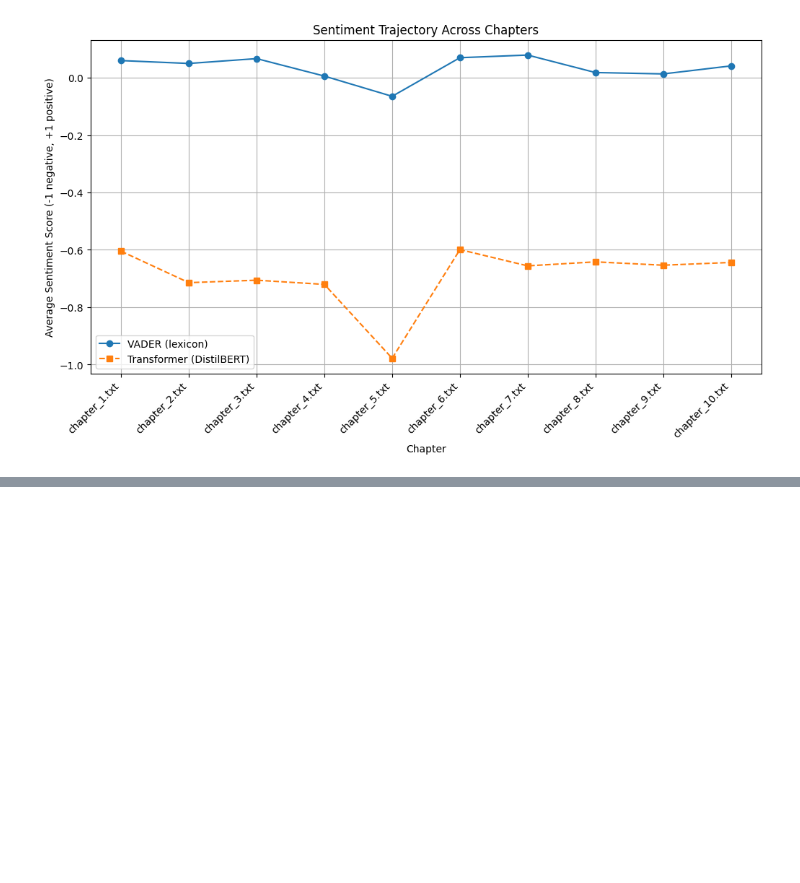
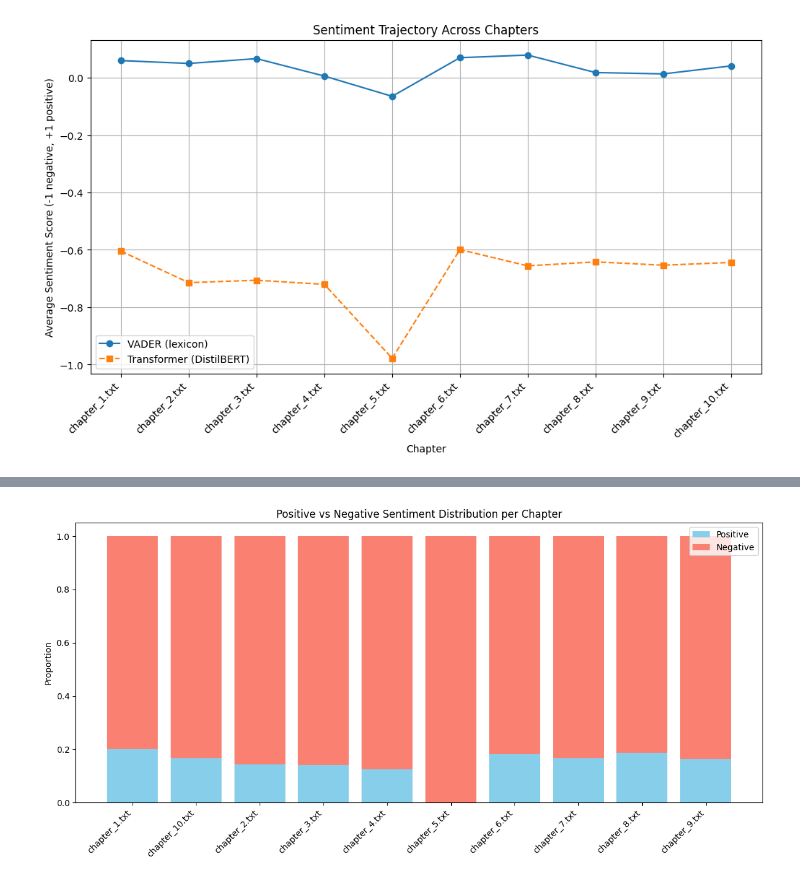
Before and after one commit to wardwalton15/kafka_trial_analysis, a Jupyter notebook: notebooks/03_sentiment_analysis.ipynb, the cells around one changed output, grey strips where cells are left out. Drawn from its saved outputs; the diff is of its cells as text; code cells hidden in the pictures; blank space fills up the shorter version.

Commit message:
sentiment analysis2

```diff
--- a/notebooks/03_sentiment_analysis.ipynb
+++ b/notebooks/03_sentiment_analysis.ipynb
@@ -166,0 +209,17 @@ plt.show()
+# %%
+chapters = df_hf_dist["chapter"]
+pos_vals = df_hf_dist["positive_ratio"]
+neg_vals = df_hf_dist["negative_ratio"]
+
+plt.figure(figsize=(12,6))
+plt.bar(chapters, pos_vals, label="Positive", color="skyblue")
+plt.bar(chapters, neg_vals, bottom=pos_vals, label="Negative", color="salmon")
+
+plt.xticks(rotation=45, ha="right")
+plt.ylabel("Proportion")
+plt.title("Positive vs Negative Sentiment Distribution per Chapter")
+plt.legend()
+plt.tight_layout()
+plt.show()
+# %% [output]
+[figure, added]
```
Also changed, not shown: parts of 2 cells of this notebook.
